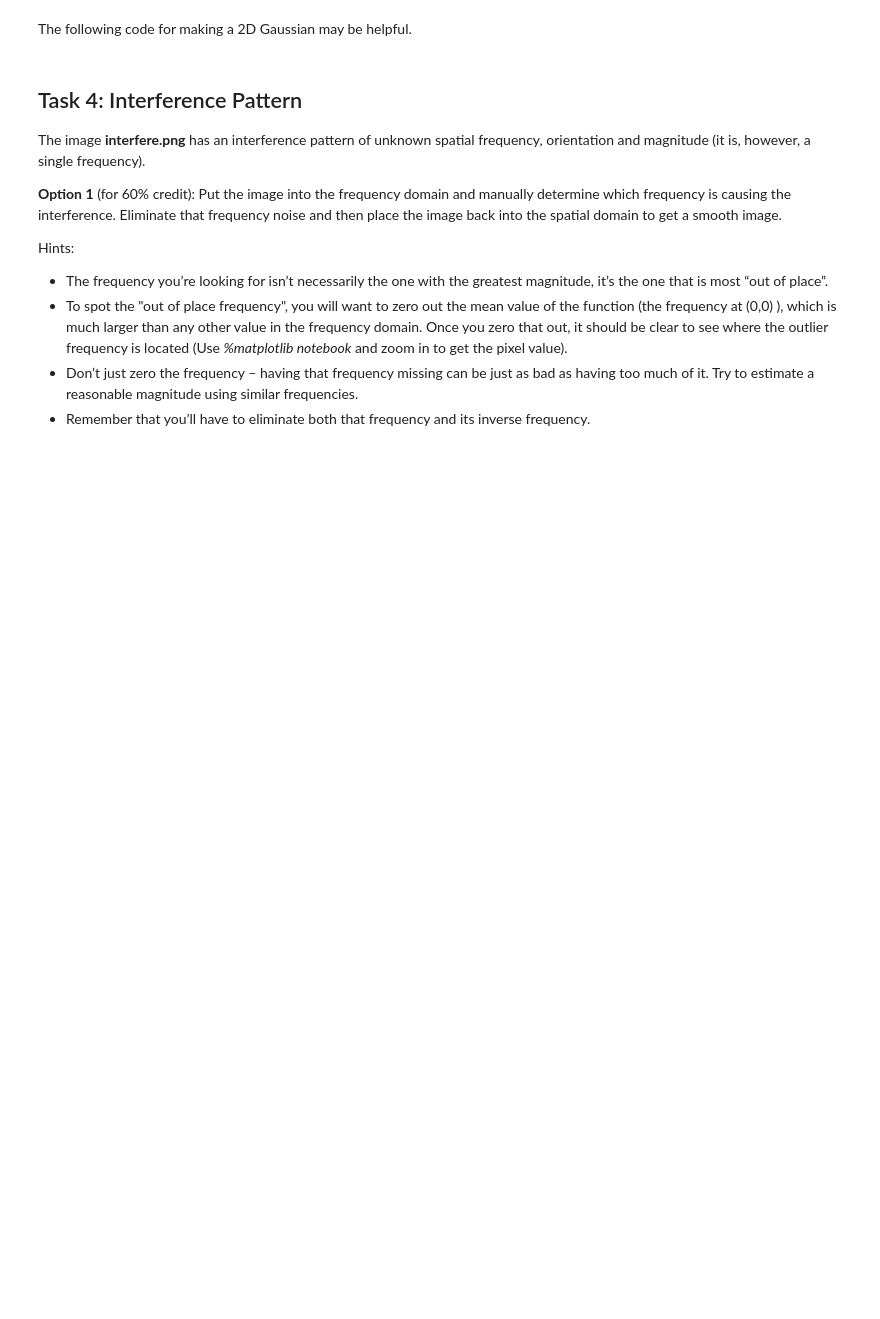
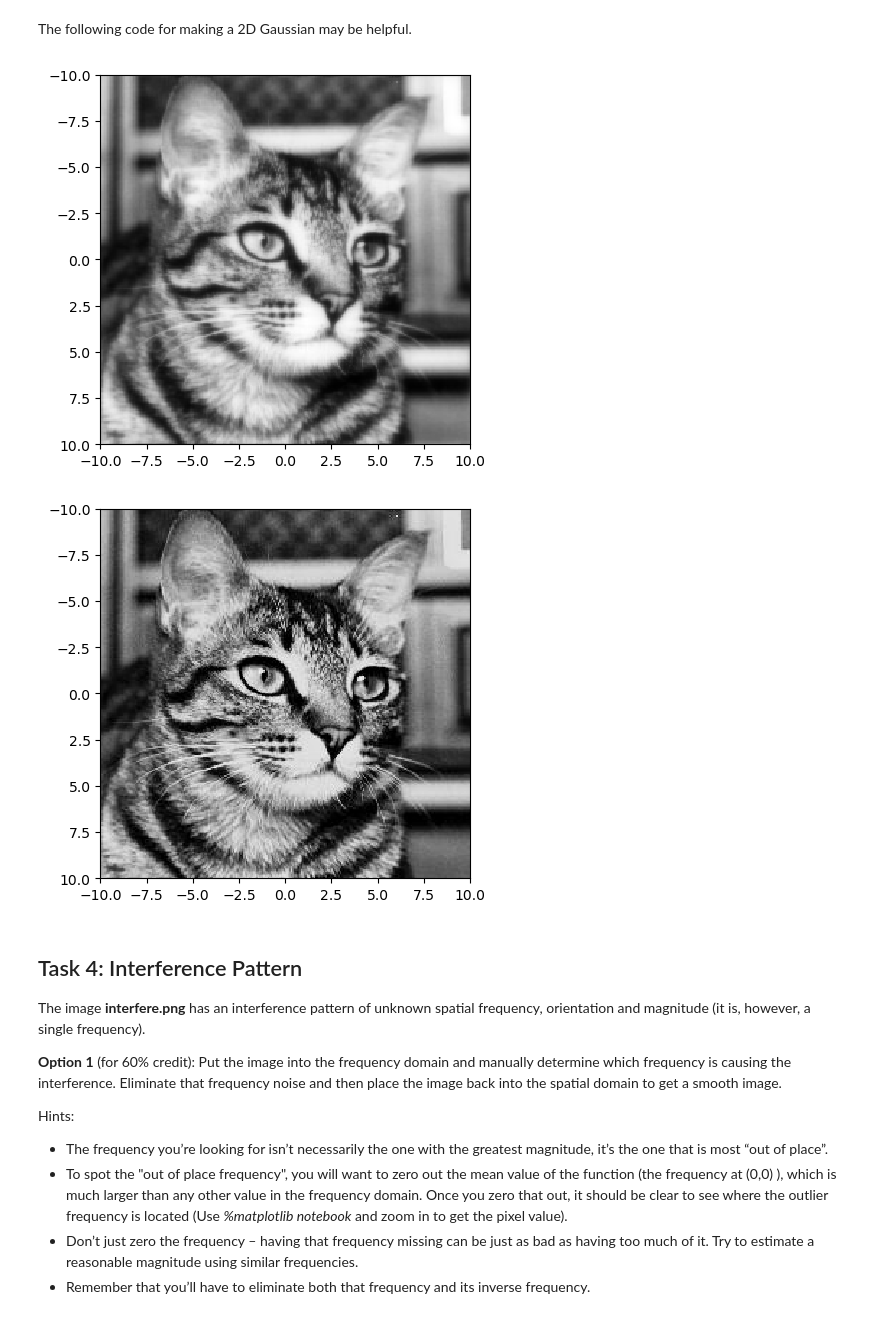
Before and after one commit to tristan-brown1/CS-355, a Jupyter notebook: Lab10/Lab10-FourierAnalysis.ipynb, the cells around one changed output. Saved outputs shown, nothing was run; the diff lists cells and outputs as text; code cells hidden in the pictures; blank space fills up the shorter version.

```diff
--- a/Lab10/Lab10-FourierAnalysis.ipynb
+++ b/Lab10/Lab10-FourierAnalysis.ipynb
@@ -175,12 +207,31 @@ plt.show()
 # %% [markdown]
 The following code for making a 2D Gaussian may be helpful.
 # %%
-X,Y=np.meshgrid(np.linspace(-10,10,100),np.linspace(-10,10,100));
-mu,sigma=0,1;
-H=np.exp(-((X-mu)**2+(Y-mu)**2)/(2.0*sigma**2))
+X,Y=np.meshgrid(np.linspace(-1.5,1.5,len(im)),np.linspace(-1.5,1.5,len(im)))
+mu,sigma=0,1
+H=np.exp(((X-mu)**2+(Y-mu)**2)/(2.0*sigma**2))
 
-plt.imshow(H, cmap='gray', interpolation='none', extent = (-10, 10, 10, -10))
+F = np.fft.fft2(im)
+G = F * H
+g = np.fft.ifft2(G)
+g = np.real(g)
+g = np.clip(g, 0, None)
+
+plt.imshow(g, cmap='gray', interpolation='none', extent = (-10, 10, 10, -10))
 plt.show()
+
+
+fraction = .007
+sharpened = (F + (fraction * (F - G)))
+out = np.fft.ifft2(sharpened)
+out = np.real(out)
+out = np.clip(out, 0, None)
+
+plt.imshow(out, cmap='gray', interpolation='none', extent = (-10, 10, 10, -10))
+plt.show()
+# %% [output]
+[figure, added]
+[figure, added]
 # %% [markdown]
 ## Task 4: Interference Pattern
 
```
Also changed, not shown: parts of 9 cells of this notebook.
